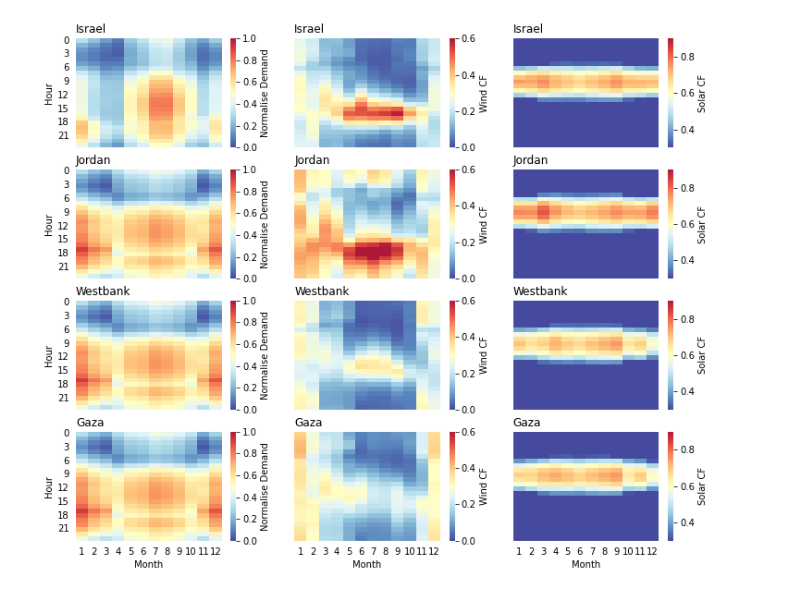
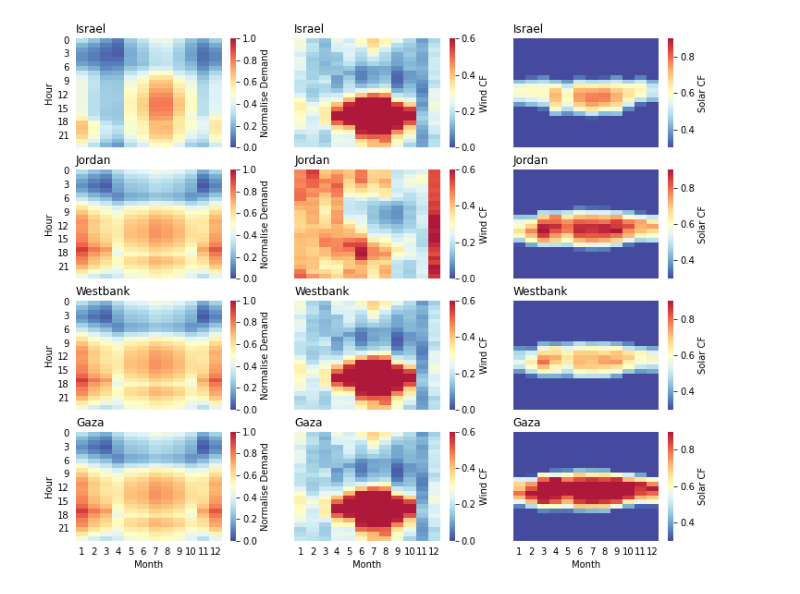
Before and after one commit to amanmajid/nextra, a Jupyter notebook: analysis/make-figures.ipynb, the cells around one changed output. Saved outputs shown, nothing was run; the diff lists cells and outputs as text; code cells hidden in the pictures.

Commit message:
Updated plotting protocols

```diff
--- a/analysis/make-figures.ipynb
+++ b/analysis/make-figures.ipynb
@@ -3,6 +3,11 @@ import pandas as pd
 import seaborn as sns
 import os
 import matplotlib.pyplot as plt
+import matplotlib as mpl
+
+mpl.rcParams['ytick.direction'] = 'out'
+mpl.rcParams['xtick.direction'] = 'out'
+mpl.rcParams['font.family']      = 'Arial'
 # %%
 ######################################################################
 # CAPACITY FACTORS AND ENERGY DEMAND
@@ -12,7 +17,7 @@ def normalise_demand(s):
     return s/s.max()
 
 # get energy demand data
-basepath = '../data/nextra/nodal_flows/processed_flows_2030_rn.csv'
+basepath = '../data/nextra/nodal_flows/processed_flows_2030.csv'
 data = pd.read_csv(basepath)
 
 # normalise
@@ -41,33 +46,33 @@ for region in data.region.unique():
         if count in [0,3,6,9]:
             vmin=demand_lims[0]
             vmax=demand_lims[1]
             title=titles[0]
         elif count in [1,4,7,10]:
             vmin=wind_lims[0]
             vmax=wind_lims[1]
             title=titles[1]
         else:
             vmin=solar_lims[0]
             vmax=solar_lims[1]
             title=titles[2]
         sns.heatmap(d,ax=axs[count],vmin=vmin,vmax=vmax,
                     linewidths=.0,cmap='RdYlBu_r',alpha=0.9,
                     cbar_kws={'label':title})
         axs[count].set_title(region.capitalize(),loc='left')
         axs[count].set_xlabel('')
         axs[count].set_ylabel('')
         axs[count].xaxis.set_ticks_position('none')
         axs[count].yaxis.set_ticks_position('none')
         axs[count].tick_params(axis='y', rotation=0)
         count = count + 1
 
 for x in [9,10,11]:
     axs[x].set_xlabel('Month')
 for y in [0,3,6,9]:
     axs[y].set_ylabel('Hour')
 
 f.savefig('../outputs/figures/forcing_data_heatmap.pdf',bbox_inches='tight')
 # %% [output]
-[figure, old version]
+[figure, new version]
 # %%
 # %% [output]
```
Also changed, not shown: parts of 5 cells of this notebook, 21 other files.
